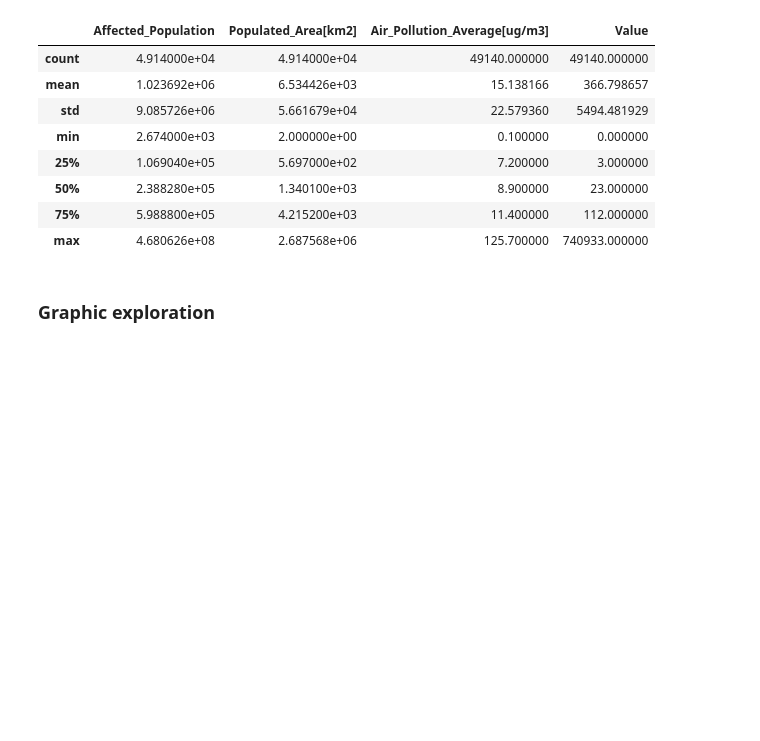
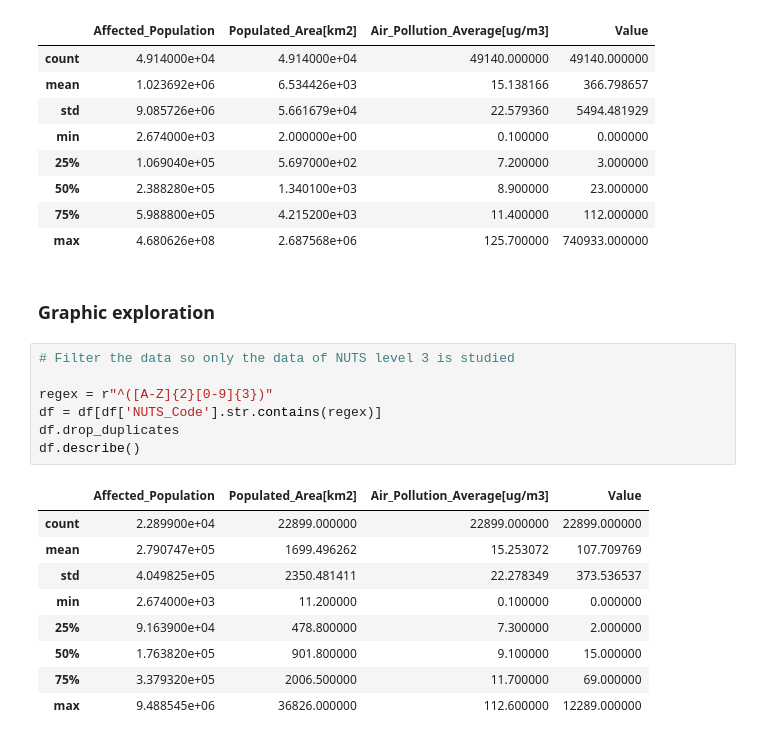
Before and after one commit to Joao-Cardo/anadi-24-25-3di-g13-2, a Jupyter notebook: scripts/airpol_data_expl.ipynb, the cells around one changed output. Drawn from its saved outputs; the diff is of its cells as text; blank space fills up the shorter version.

```diff
--- a/scripts/airpol_data_expl.ipynb
+++ b/scripts/airpol_data_expl.ipynb
@@ -36,3 +37,20 @@ memory usage: 3.0+ MB
 | max | 4.680626e+08 | 2.687568e+06 | 125.700000 | 740933.000000 |
 # %% [markdown]
 ### Graphic exploration
+# %%
+# Filter the data so only the data of NUTS level 3 is studied
+
+regex = r"^([A-Z]{2}[0-9]{3})"
+df = df[df['NUTS_Code'].str.contains(regex)]
+df.drop_duplicates
+df.describe()
+# %% [output]
+|  | Affected_Population | Populated_Area[km2] | Air_Pollution_Average[ug/m3] | Value |
+| count | 2.289900e+04 | 22899.000000 | 22899.000000 | 22899.000000 |
+| mean | 2.790747e+05 | 1699.496262 | 15.253072 | 107.709769 |
+| std | 4.049825e+05 | 2350.481411 | 22.278349 | 373.536537 |
+| min | 2.674000e+03 | 11.200000 | 0.100000 | 0.000000 |
+| 25% | 9.163900e+04 | 478.800000 | 7.300000 | 2.000000 |
+| 50% | 1.763820e+05 | 901.800000 | 9.100000 | 15.000000 |
+| 75% | 3.379320e+05 | 2006.500000 | 11.700000 | 69.000000 |
+| max | 9.488545e+06 | 36826.000000 | 112.600000 | 12289.000000 |
```
Also changed, not shown: parts of 10 cells of this notebook.
